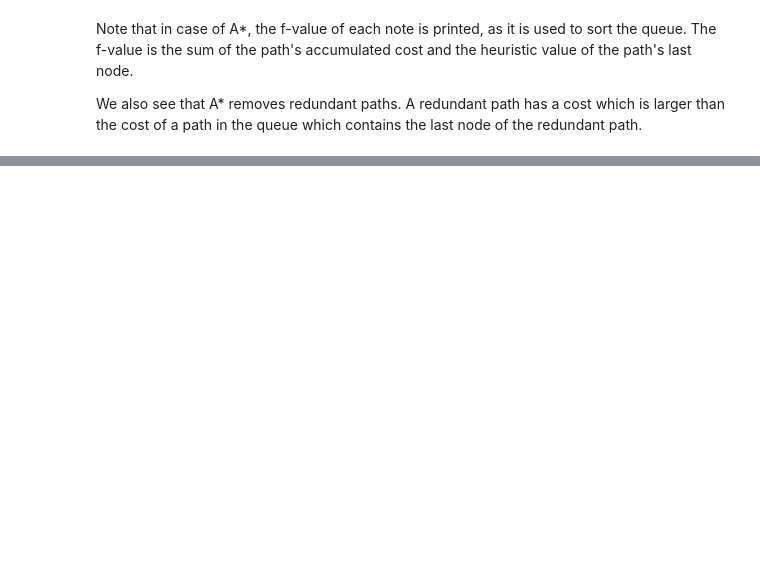
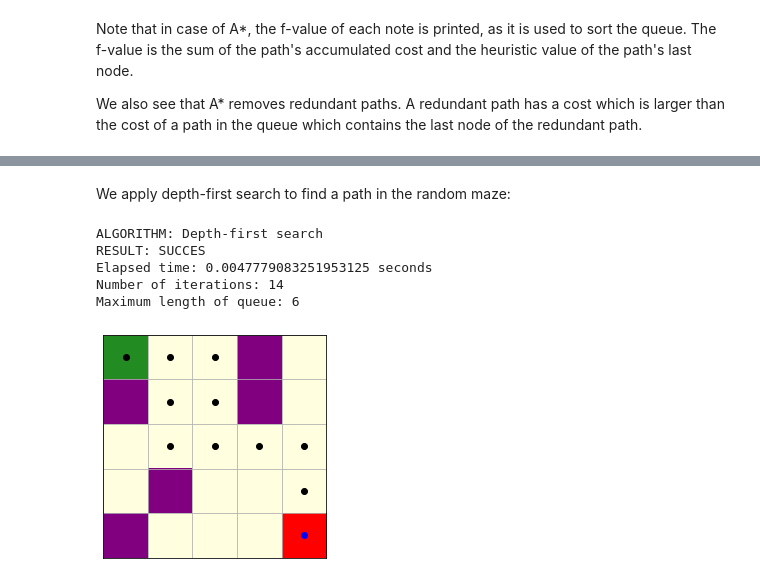
Before and after one commit to alouwyck/SearchExerciser, a Jupyter notebook: 0_search_exerciser_quick_start.ipynb, the cells around one changed output, grey strips where cells are left out. Drawn from its saved outputs; the diff is of its cells as text; code cells hidden in the pictures; blank space fills up the shorter version.

```diff
--- a/0_search_exerciser_quick_start.ipynb
+++ b/0_search_exerciser_quick_start.ipynb
@@ -274,0 +288,11 @@ We also see that A* removes redundant paths. A redundant path has a cost which i
+# %% [markdown]
+We apply depth-first search to find a path in the random maze:
+# %%
+random_maze.search(DFS).plot()
+# %% [output]
+ALGORITHM: Depth-first search
+RESULT: SUCCES
+Elapsed time: 0.0047779083251953125 seconds
+Number of iterations: 14
+Maximum length of queue: 6
+[figure, added]
```
Also changed, not shown: parts of 17 cells of this notebook.
